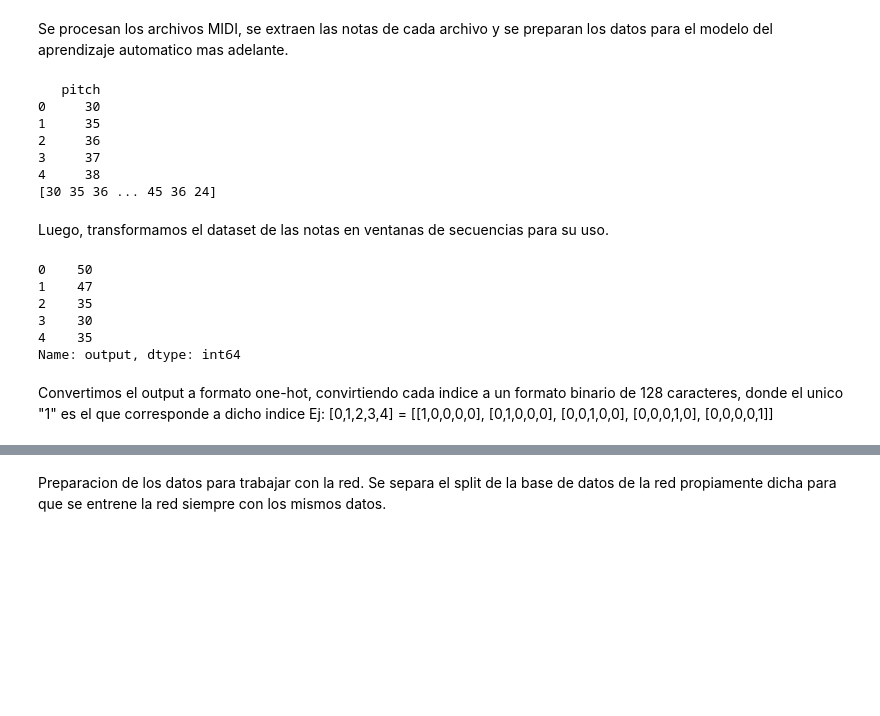
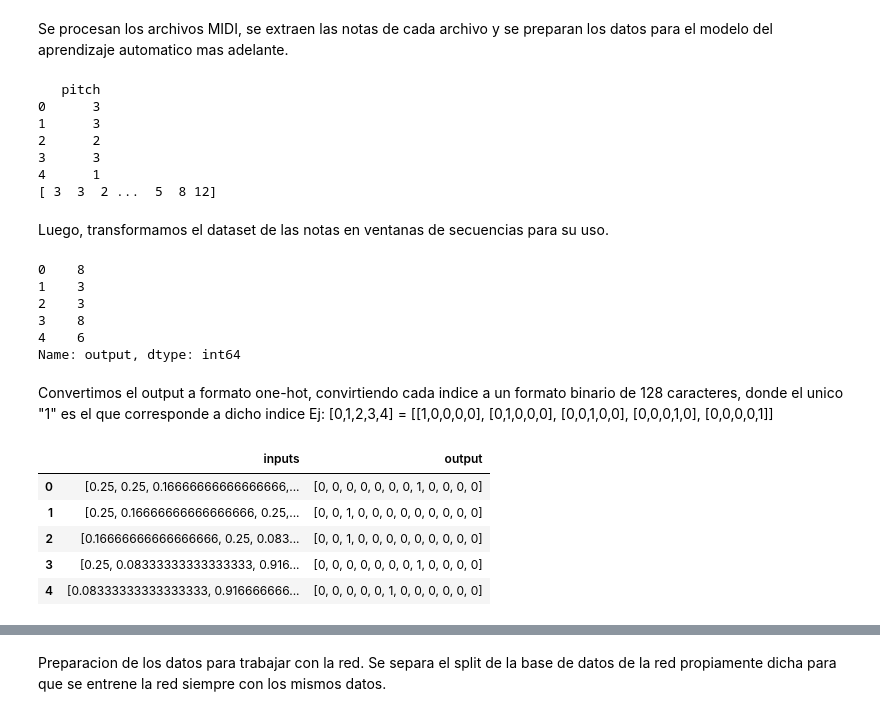
Before and after one commit to solalcaraz/TP-MATEIII-RN, a Jupyter notebook: TP_Mate_RNN_softmax.ipynb, the cells around one changed output, grey strips where cells are left out. Drawn from its saved outputs; the diff is of its cells as text; code cells hidden in the pictures; blank space fills up the shorter version.

```diff
--- a/TP_Mate_RNN_softmax.ipynb
+++ b/TP_Mate_RNN_softmax.ipynb
@@ -120,7 +120,7 @@ tam_muestra = 3
 
 for f in filenames[:tam_muestra]:
   notas = midi_a_notas(f)
-  notasGlobal.append(notas)
+  notasGlobal.append((notas%12)+1)
 
 notasGlobal = pd.concat(notasGlobal)
 print(notasGlobal.head())
@@ -133,16 +133,16 @@ print(notas_entrenamiento)
 #print(list(dataset_nota.as_numpy_iterator()))
 # %% [output]
    pitch
-0     30
-1     35
-2     36
-3     37
-4     38
-[30 35 36 ... 45 36 24]
+0      3
+1      3
+2      2
+3      3
+4      1
+[ 3  3  2 ...  5  8 12]
 # %% [markdown]
 Luego, transformamos el dataset de las notas en ventanas de secuencias para su uso.
 # %%
-def ventanizar(dataset, tam_ventana, alfabeto_notas = 128,) -> tf.data.Dataset:
+def ventanizar(dataset, tam_ventana, alfabeto_notas = 12,) -> tf.data.Dataset:
   tam_ventana = tam_ventana + 1
 
   windows = dataset.window(tam_ventana, shift=1, stride=1, drop_remainder=True)
@@ -165,11 +165,11 @@ ventanitas = ventanizar(dataset_nota, 100)
 dataset_pandas = pd.DataFrame(list(ventanitas.as_numpy_iterator()), columns=['inputs','output'])
 dataset_pandas['output'].head()
 # %% [output]
-0    50
-1    47
-2    35
-3    30
-4    35
+0    8
+1    3
+2    3
+3    8
+4    6
 Name: output, dtype: int64
 # %% [markdown]
 Convertimos el output a formato one-hot, convirtiendo cada indice a un formato binario de 128 caracteres, donde el unico "1" es el que corresponde a dicho indice
@@ -185,6 +185,16 @@ def onehotizar(valor):
   return lista
 
 dataset_pandas['output'] = dataset_pandas['output'].map(onehotizar)
+# %%
+
+dataset_pandas.head()
+# %% [output]
+|  | inputs | output |
+| 0 | [0.25, 0.25, 0.16666666666666666,... | [0, 0, 0, 0, 0, 0, 0, 1, 0, 0, 0, 0] |
+| 1 | [0.25, 0.16666666666666666, 0.25,... | [0, 0, 1, 0, 0, 0, 0, 0, 0, 0, 0, 0] |
+| 2 | [0.16666666666666666, 0.25, 0.083... | [0, 0, 1, 0, 0, 0, 0, 0, 0, 0, 0, 0] |
+| 3 | [0.25, 0.08333333333333333, 0.916... | [0, 0, 0, 0, 0, 0, 0, 1, 0, 0, 0, 0] |
+| 4 | [0.08333333333333333, 0.916666666... | [0, 0, 0, 0, 0, 1, 0, 0, 0, 0, 0, 0] |
 # %%
 
 from matplotlib import pyplot as plt
```
Also changed, not shown: parts of 12 cells of this notebook.
